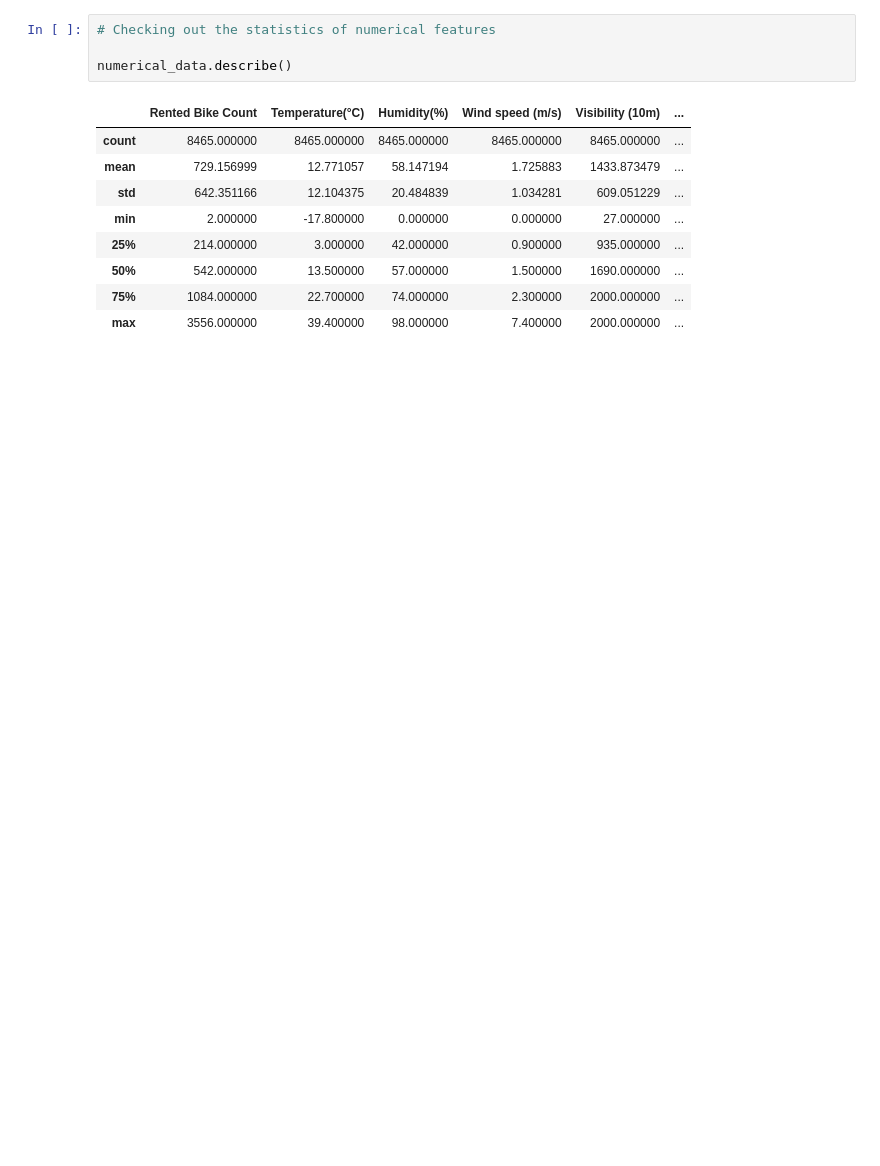
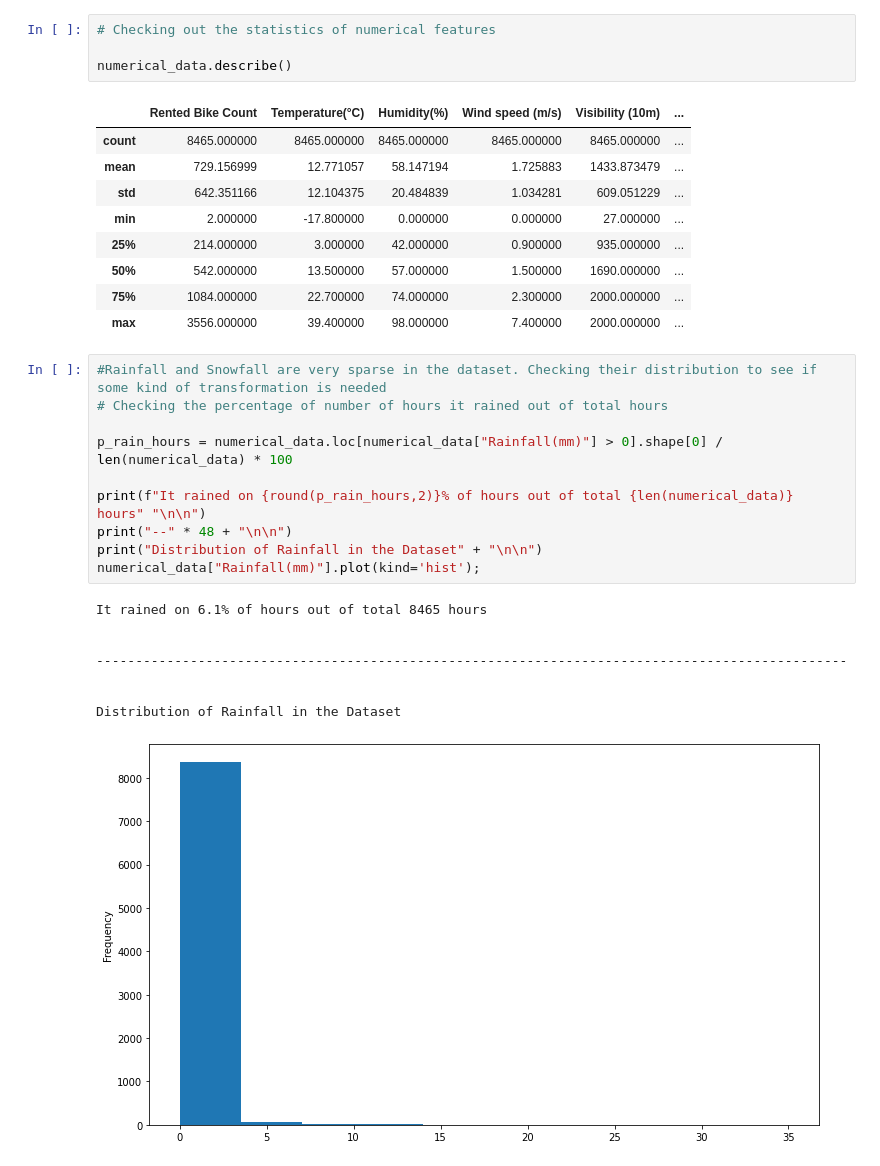
Before and after one commit to Sourabhpatel1/Capstone-Project-Regression, a Jupyter notebook: Capstone_Project_II,_Regression.ipynb, the cells around one changed output. Drawn from its saved outputs; the diff is of its cells as text; blank space fills up the shorter version.

```diff
--- a/Capstone_Project_II,_Regression.ipynb
+++ b/Capstone_Project_II,_Regression.ipynb
@@ -220,3 +231,22 @@ numerical_data.describe()
 | 50% | 542.000000 | 13.500000 | 57.000000 | 1.500000 | 1690.000000 | ... |
 | 75% | 1084.000000 | 22.700000 | 74.000000 | 2.300000 | 2000.000000 | ... |
 | max | 3556.000000 | 39.400000 | 98.000000 | 7.400000 | 2000.000000 | ... |
+# %%
+#Rainfall and Snowfall are very sparse in the dataset. Checking their distribution to see if some kind of transformation is needed
+# Checking the percentage of number of hours it rained out of total hours
+
+p_rain_hours = numerical_data.loc[numerical_data["Rainfall(mm)"] > 0].shape[0] / len(numerical_data) * 100
+
+print(f"It rained on {round(p_rain_hours,2)}% of hours out of total {len(numerical_data)} hours" "\n\n")
+print("--" * 48 + "\n\n")
+print("Distribution of Rainfall in the Dataset" + "\n\n")
+numerical_data["Rainfall(mm)"].plot(kind='hist');
+# %% [output]
+It rained on 6.1% of hours out of total 8465 hours
+
+
+------------------------------------------------------------------------------------------------
+
+
+Distribution of Rainfall in the Dataset
+[figure, added]
```
Also changed, not shown: parts of 44 cells of this notebook.
